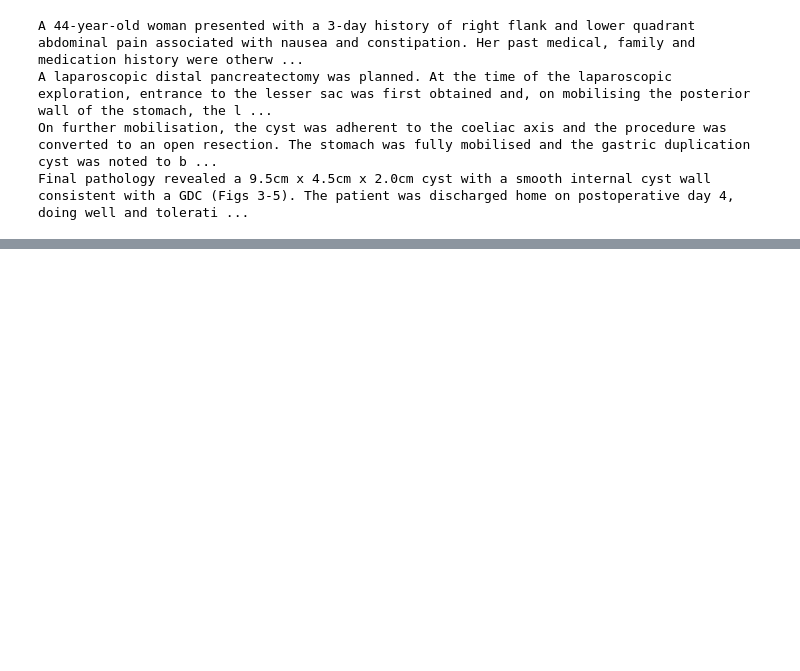
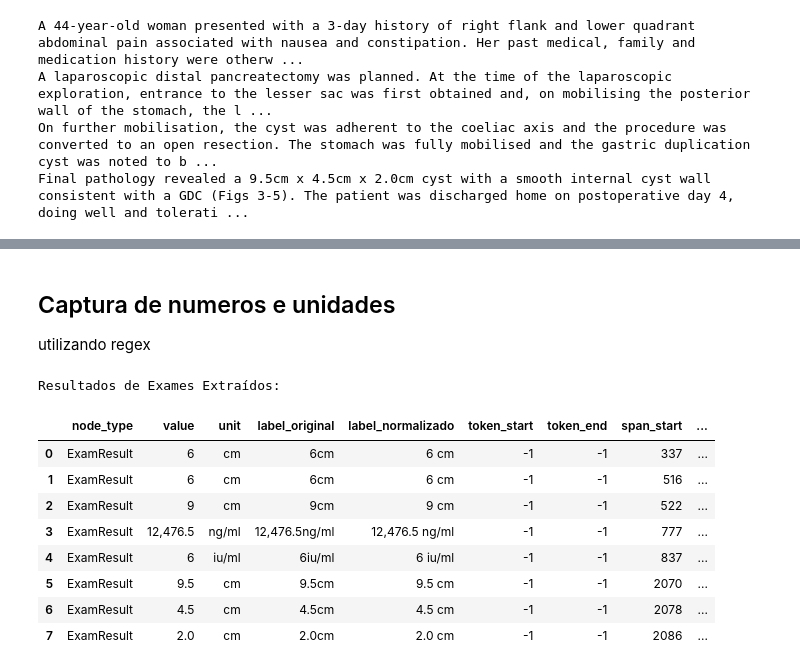
Before and after one commit to jpfrare/MC896-NLP, a Jupyter notebook: project1/pipelines/notebooks/processing.ipynb, the cells around one changed output, grey strips where cells are left out. Saved outputs shown, nothing was run; the diff lists cells and outputs as text; code cells hidden in the pictures; blank space fills up the shorter version.

```diff
--- a/project1/pipelines/notebooks/processing.ipynb
+++ b/project1/pipelines/notebooks/processing.ipynb
@@ -49,0 +75,37 @@ Final pathology revealed a 9.5cm x 4.5cm x 2.0cm cyst with a smooth internal cys
+# %% [markdown]
+## Captura de numeros e unidades
+utilizando regex
+# %%
+measurement_pattern = re.compile(r'(\d+(?:,\d+)?(?:\.\d+)?)\s*(cm|mm|ng/ml|iu/ml|mg)')
+
+measurements = []
+for match in measurement_pattern.finditer(text):
+    value = match.group(1)
+    unit = match.group(2)
+
+    measurements.append({
+        'node_type': 'ExamResult',
+        'value': value,
+        'unit': unit,
+        'label_original': match.group(0),
+        'label_normalizado': f"{value} {unit}",
+        'token_start': -1, # Valores capturados por regex entram como atributos extras
+        'token_end': -1,
+        'span_start': match.start(),
+        'span_end': match.end()
+    })
+
+measurements_df = pd.DataFrame(measurements)
+print("Resultados de Exames Extraídos:")
+display(measurements_df)
+# %% [output]
+Resultados de Exames Extraídos:
+|  | node_type | value | unit | label_original | label_normalizado | token_start | token_end | span_start | ... |
+| 0 | ExamResult | 6 | cm | 6cm | 6 cm | -1 | -1 | 337 | ... |
+| 1 | ExamResult | 6 | cm | 6cm | 6 cm | -1 | -1 | 516 | ... |
+| 2 | ExamResult | 9 | cm | 9cm | 9 cm | -1 | -1 | 522 | ... |
+| 3 | ExamResult | 12,476.5 | ng/ml | 12,476.5ng/ml | 12,476.5 ng/ml | -1 | -1 | 777 | ... |
+| 4 | ExamResult | 6 | iu/ml | 6iu/ml | 6 iu/ml | -1 | -1 | 837 | ... |
+| 5 | ExamResult | 9.5 | cm | 9.5cm | 9.5 cm | -1 | -1 | 2070 | ... |
+| 6 | ExamResult | 4.5 | cm | 4.5cm | 4.5 cm | -1 | -1 | 2078 | ... |
+| 7 | ExamResult | 2.0 | cm | 2.0cm | 2.0 cm | -1 | -1 | 2086 | ... |
```
Also changed, not shown: parts of 11 cells of this notebook.
